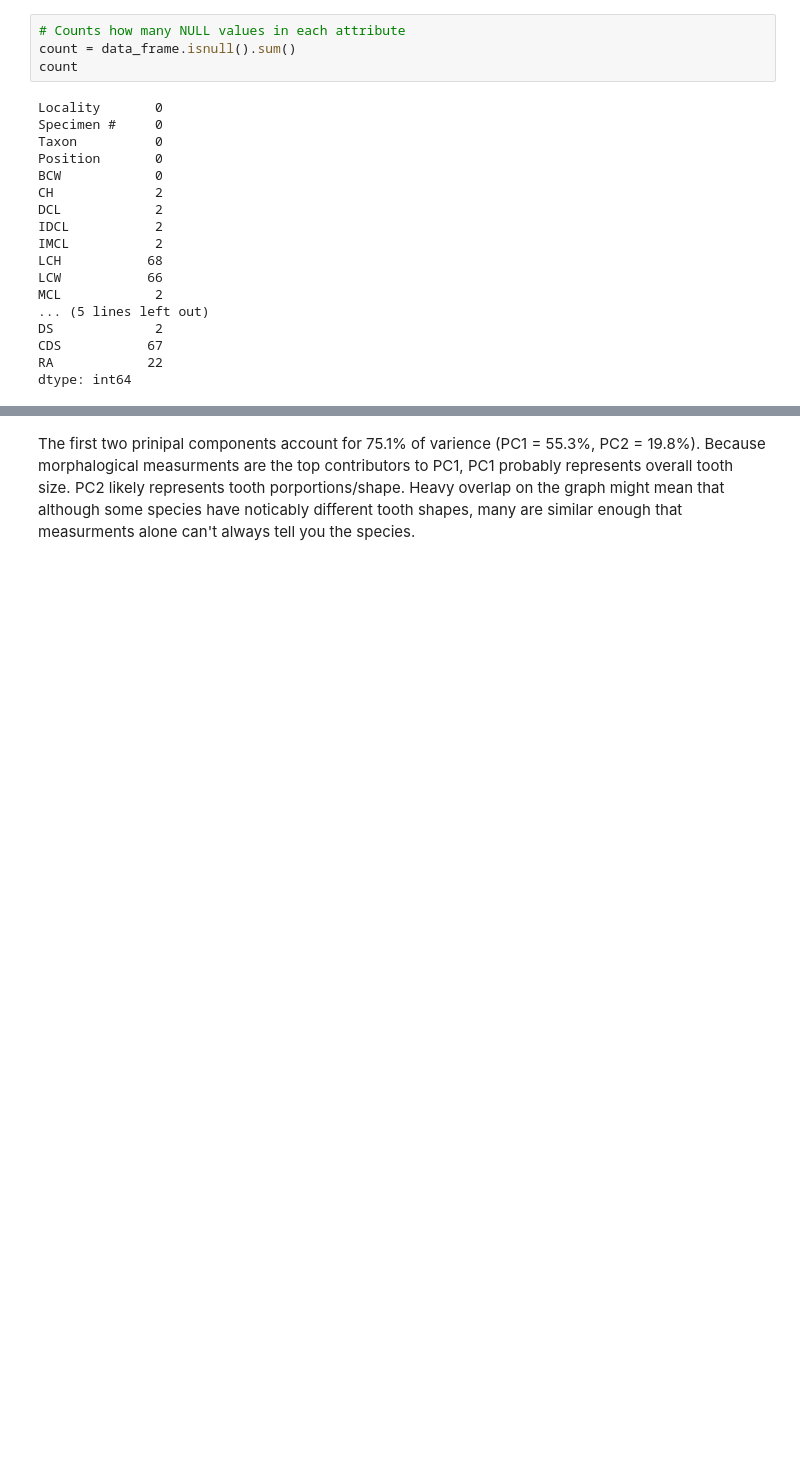
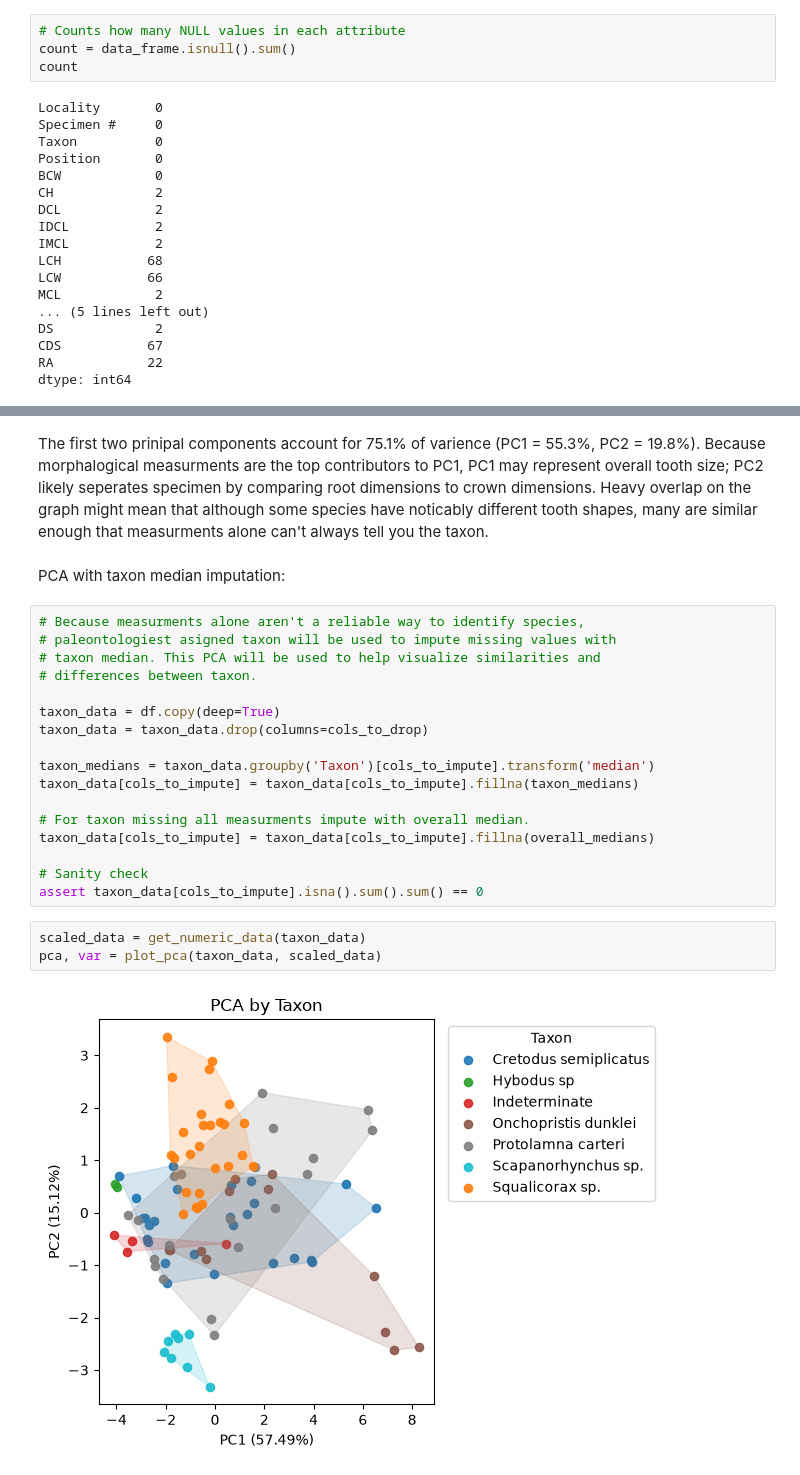
Before and after one commit to j4yplusplus/shark-pca, a Jupyter notebook: PcaPy.ipynb, the cells around one changed output, grey strips where cells are left out. Cells and saved outputs as stored; diff of their text form; blank space fills up the shorter version.

Commit message:
PCA preformed on taxon median imputations.

```diff
--- a/PcaPy.ipynb
+++ b/PcaPy.ipynb
@@ -195,2 +197,26 @@ CH    0.346701 -0.144951
 # %% [markdown]
-The first two prinipal components account for 75.1% of varience (PC1 = 55.3%, PC2 = 19.8%). Because morphalogical measurments are the top contributors to PC1, PC1 probably represents overall tooth size. PC2 likely represents tooth porportions/shape. Heavy overlap on the graph might mean that although some species have noticably different tooth shapes, many are similar enough that measurments alone can't always tell you the species.
+The first two prinipal components account for 75.1% of varience (PC1 = 55.3%, PC2 = 19.8%). Because morphalogical measurments are the top contributors to PC1, PC1 may represent overall tooth size; PC2 likely seperates specimen by comparing root dimensions to crown dimensions. Heavy overlap on the graph might mean that although some species have noticably different tooth shapes, many are similar enough that measurments alone can't always tell you the taxon.
+# %% [markdown]
+PCA with taxon median imputation:
+# %%
+# Because measurments alone aren't a reliable way to identify species,
+# paleontologiest asigned taxon will be used to impute missing values with
+# taxon median. This PCA will be used to help visualize similarities and
+# differences between taxon.
+
+taxon_data = df.copy(deep=True)
+taxon_data = taxon_data.drop(columns=cols_to_drop)
+
+taxon_medians = taxon_data.groupby('Taxon')[cols_to_impute].transform('median')
+taxon_data[cols_to_impute] = taxon_data[cols_to_impute].fillna(taxon_medians)
+
+# For taxon missing all measurments impute with overall median.
+taxon_data[cols_to_impute] = taxon_data[cols_to_impute].fillna(overall_medians)
+
+# Sanity check
+assert taxon_data[cols_to_impute].isna().sum().sum() == 0
+# %%
+scaled_data = get_numeric_data(taxon_data)
+pca, var = plot_pca(taxon_data, scaled_data)
+# %% [output]
+[figure, added]
```
Also changed, not shown: parts of 15 cells of this notebook.
